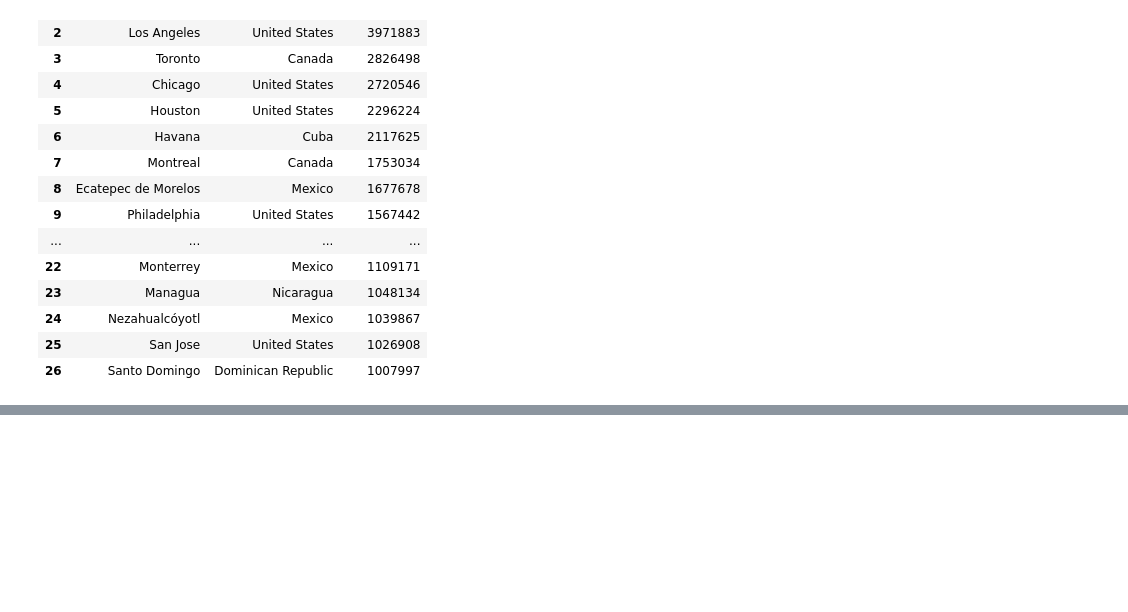
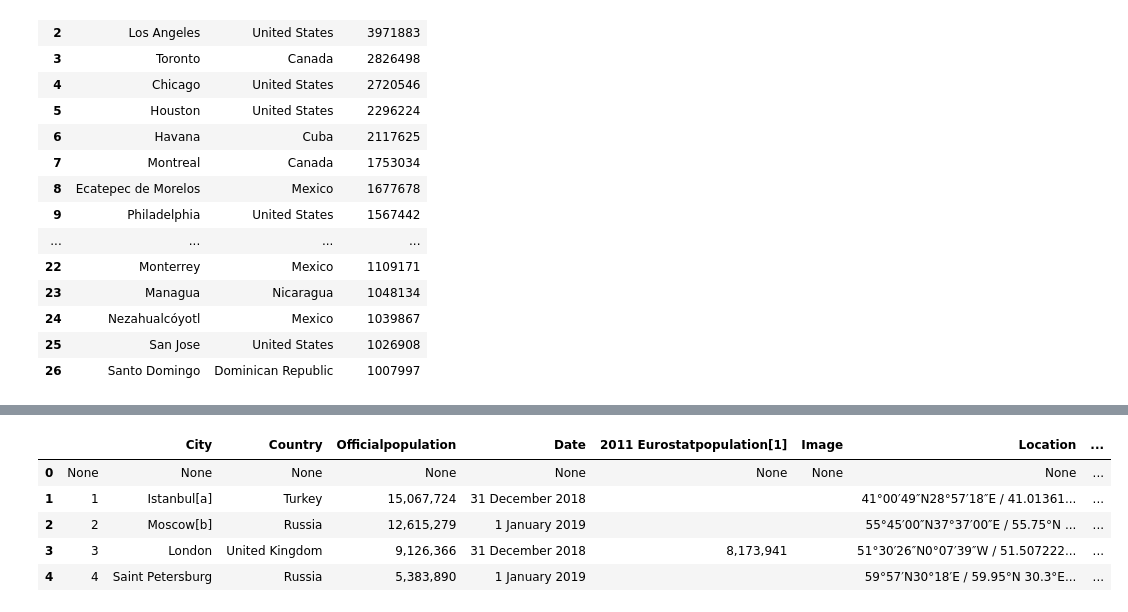
Before and after one commit to orpheuseus/Coursera_Capstone, a Jupyter notebook: CapstoneProject.ipynb, the cells around one changed output, grey strips where cells are left out. Cells and saved outputs as stored; diff of their text form; code cells hidden in the pictures; blank space fills up the shorter version.

```diff
--- a/CapstoneProject.ipynb
+++ b/CapstoneProject.ipynb
@@ -167,0 +259,30 @@ https://nominatim.openstreetmap.org/search.php?q=Warsaw+Poland&polygon_geojson=1
+# %%
+def getEurope():
+    url = "https://en.wikipedia.org/wiki/List_of_European_cities_by_population_within_city_limits"
+    r = requests.get(url)
+    soup = BeautifulSoup(r.content, "lxml")
+    # get relevant table
+    table = soup.find(class_="wikitable")
+
+    # get all rows
+    rows = table.findChildren(['tr'])
+
+    # get the headers
+    cols=[]
+    headers = rows[0].findChildren('th')
+    for header in headers:
+        cols.append(header.get_text(strip=True))
+
+    cities=[]
+
+    for row in rows:
+        city = []
+        cells = row.findChildren('td')
+        for cell in cells:
+            city.append(cell.get_text(strip=True))
+
+        cities.append(city)
+
+    df = pd.DataFrame(cities,columns=cols)
+
+    return df
@@ -167,0 +291,9 @@ https://nominatim.openstreetmap.org/search.php?q=Warsaw+Poland&polygon_geojson=1
+# %%
+dfE.head()
+# %% [output]
+|  |  | City | Country | Officialpopulation | Date | 2011 Eurostatpopulation[1] | Image | Location | ... |
+| 0 | None | None | None | None | None | None | None | None | ... |
+| 1 | 1 | Istanbul[a] | Turkey | 15,067,724 | 31 December 2018 |  |  | 41°00′49″N28°57′18″E﻿ / ﻿41.01361... | ... |
+| 2 | 2 | Moscow[b] | Russia | 12,615,279 | 1 January 2019 |  |  | 55°45′00″N37°37′00″E﻿ / ﻿55.75°N ... | ... |
+| 3 | 3 | London | United Kingdom | 9,126,366 | 31 December 2018 | 8,173,941 |  | 51°30′26″N0°07′39″W﻿ / ﻿51.507222... | ... |
+| 4 | 4 | Saint Petersburg | Russia | 5,383,890 | 1 January 2019 |  |  | 59°57′N30°18′E﻿ / ﻿59.95°N 30.3°E... | ... |
```
Also changed, not shown: parts of 27 cells of this notebook.
